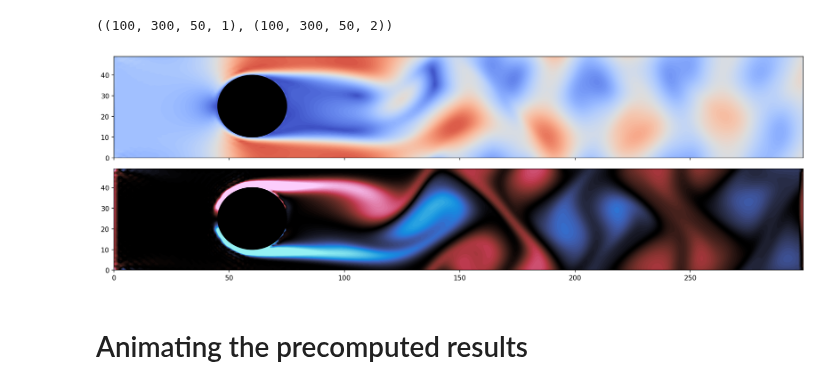
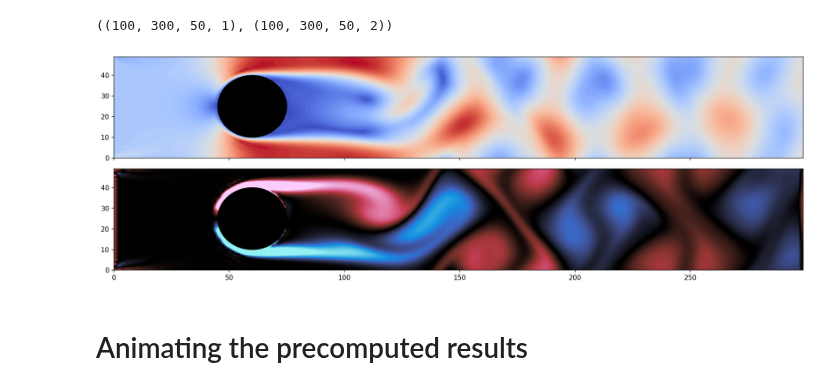
Before and after one commit to SunAndClouds/ComplexSystems, a Jupyter notebook: Final Project.ipynb, the cells around one changed output. Cells and saved outputs as stored; diff of their text form; code cells hidden in the pictures.

```diff
--- a/Final Project.ipynb
+++ b/Final Project.ipynb
@@ -127,7 +127,7 @@ We need to ensure that fluid is constantly entering the domain. This is done by
 No inflow at the corners as guaranteed by index slicing 1:-1.
 # %%
 def lattice_inflow_velocity(lattice_velocities, equilibrium_lattice_velocities):
-    lattice_velocities[0, 1:-1, right_indices] = equilibrium_lattice_velocities[0, 1:-1, right_indices]
+    lattice_velocities[0, :, right_indices] = equilibrium_lattice_velocities[0, :, right_indices]
     return lattice_velocities
 # %% [markdown]
 Function for updating the lattice velocities according to the streaming rule.
@@ -219,18 +219,18 @@ density_results.shape, velocity_results.shape
 # %%
 speed = np.linalg.norm(velocity_results, axis=-1, ord=2)
 
 du_dx, du_dy = np.gradient(velocity_results[-1, ..., 0])
 dv_dx, dv_dy = np.gradient(velocity_results[-1, ..., 1])
 curl = du_dy - dv_dx
 
 fig, ax = plt.subplots(2, 1, figsize=[15, 5], dpi=150, sharex=True, tight_layout=True)
-ax[0].contourf(X, Y, speed[-1], vmin=0, vmax=0.13, levels=100, cmap="coolwarm")
+ax[0].contourf(X, Y, speed[-1], levels=100, cmap="coolwarm")
 ax[0].add_patch(plt.Circle(center_of_mass, R, color="black"))
 ax[1].contourf(X, Y, curl, vmin=-0.015, vmax=0.015, levels=500, cmap=cmr.redshift)
 ax[1].add_patch(plt.Circle(center_of_mass, R, color="black"))
 plt.show()
 # %% [output]
-[figure, old version]
+[figure, new version]
 # %% [markdown]
 # Animating the precomputed results
 # %%
```
Also changed, not shown: parts of 1 cell of this notebook.
